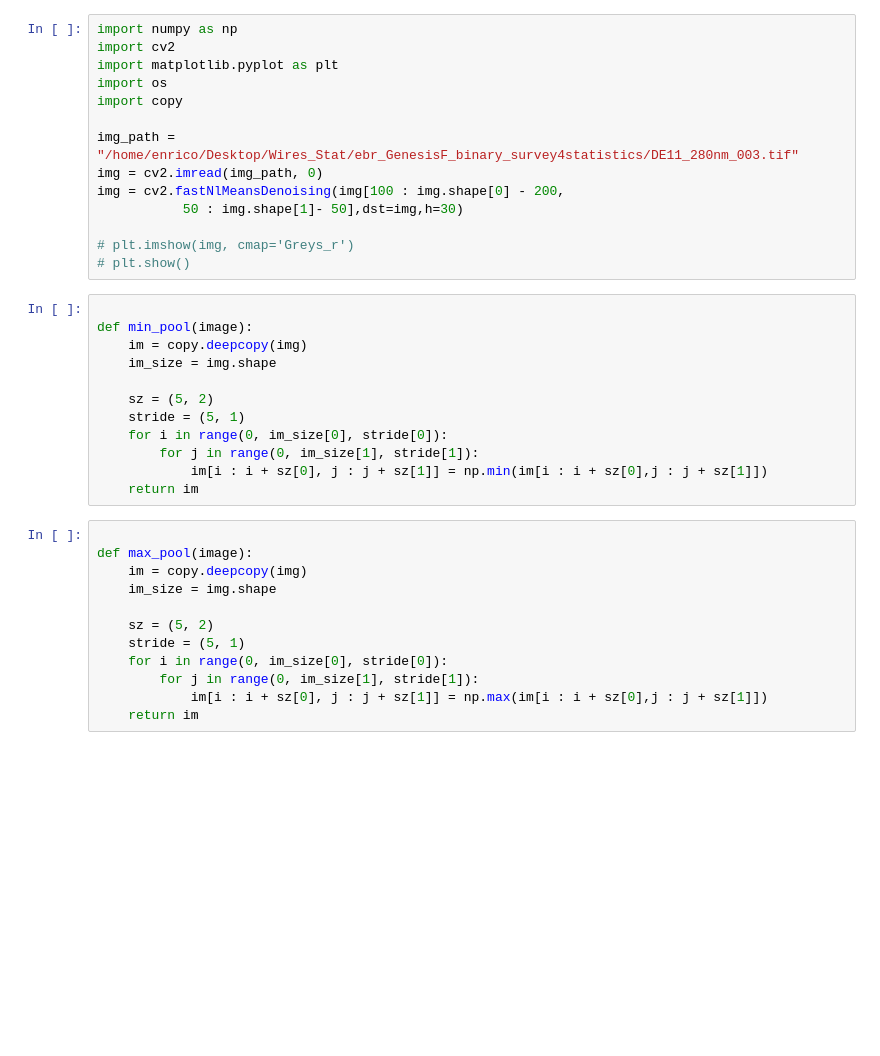
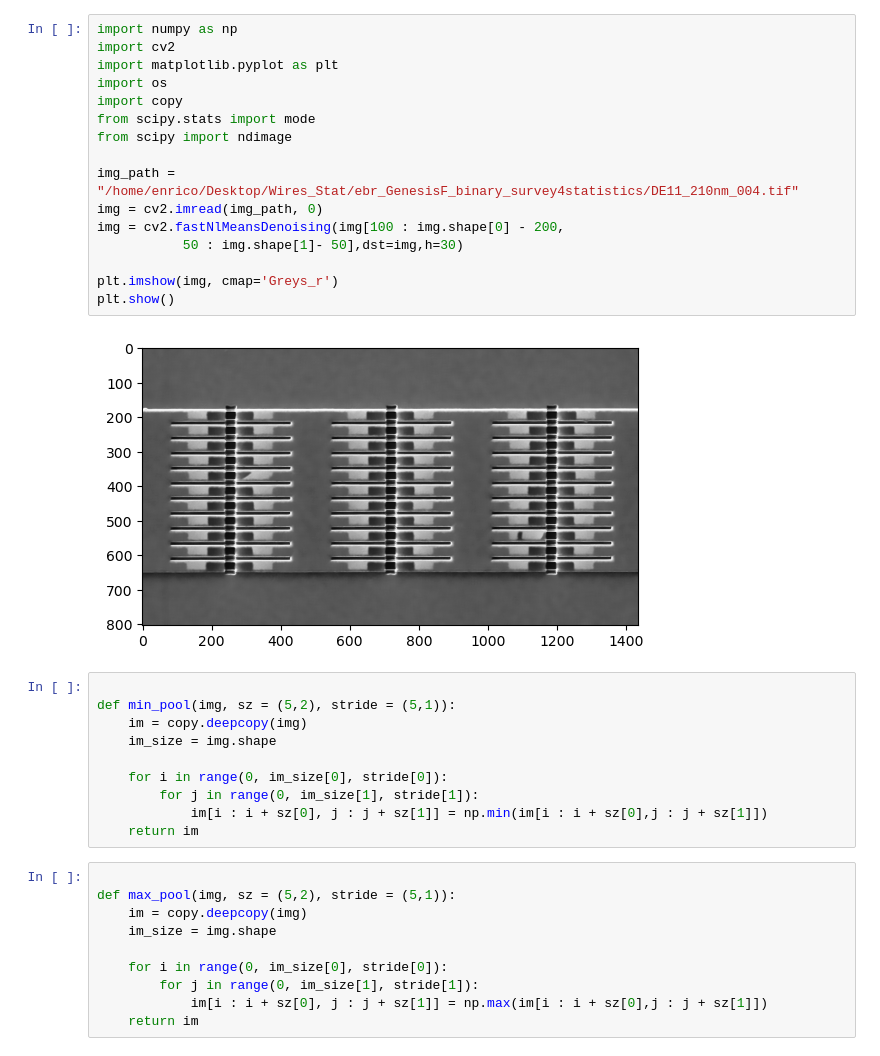
Before and after one commit to Enrico-Brugn/Image_Classifier, a Jupyter notebook: work.ipynb, the cells around one changed output. Saved outputs shown, nothing was run; the diff lists cells and outputs as text; blank space fills up the shorter version.

```diff
--- a/work.ipynb
+++ b/work.ipynb
@@ -1,37 +1,37 @@
 # %%
 import numpy as np
 import cv2
 import matplotlib.pyplot as plt
 import os
 import copy
+from scipy.stats import mode
+from scipy import ndimage
 
-img_path = "/home/enrico/Desktop/Wires_Stat/ebr_GenesisF_binary_survey4statistics/DE11_280nm_003.tif"
+img_path = "/home/enrico/Desktop/Wires_Stat/ebr_GenesisF_binary_survey4statistics/DE11_210nm_004.tif"
 img = cv2.imread(img_path, 0)
 img = cv2.fastNlMeansDenoising(img[100 : img.shape[0] - 200,
            50 : img.shape[1]- 50],dst=img,h=30)
 
-# plt.imshow(img, cmap='Greys_r')
-# plt.show()
+plt.imshow(img, cmap='Greys_r')
+plt.show()
+# %% [output]
+[figure, added]
 # %%
 
-def min_pool(image):
+def min_pool(img, sz = (5,2), stride = (5,1)):
     im = copy.deepcopy(img)
     im_size = img.shape
 
-    sz = (5, 2)
-    stride = (5, 1)
     for i in range(0, im_size[0], stride[0]):
         for j in range(0, im_size[1], stride[1]):
             im[i : i + sz[0], j : j + sz[1]] = np.min(im[i : i + sz[0],j : j + sz[1]])
     return im
 # %%
 
-def max_pool(image):
+def max_pool(img, sz = (5,2), stride = (5,1)):
     im = copy.deepcopy(img)
     im_size = img.shape
 
-    sz = (5, 2)
-    stride = (5, 1)
     for i in range(0, im_size[0], stride[0]):
         for j in range(0, im_size[1], stride[1]):
             im[i : i + sz[0], j : j + sz[1]] = np.max(im[i : i + sz[0],j : j + sz[1]])
```
Also changed, not shown: parts of 12 cells of this notebook, 8 other files.
